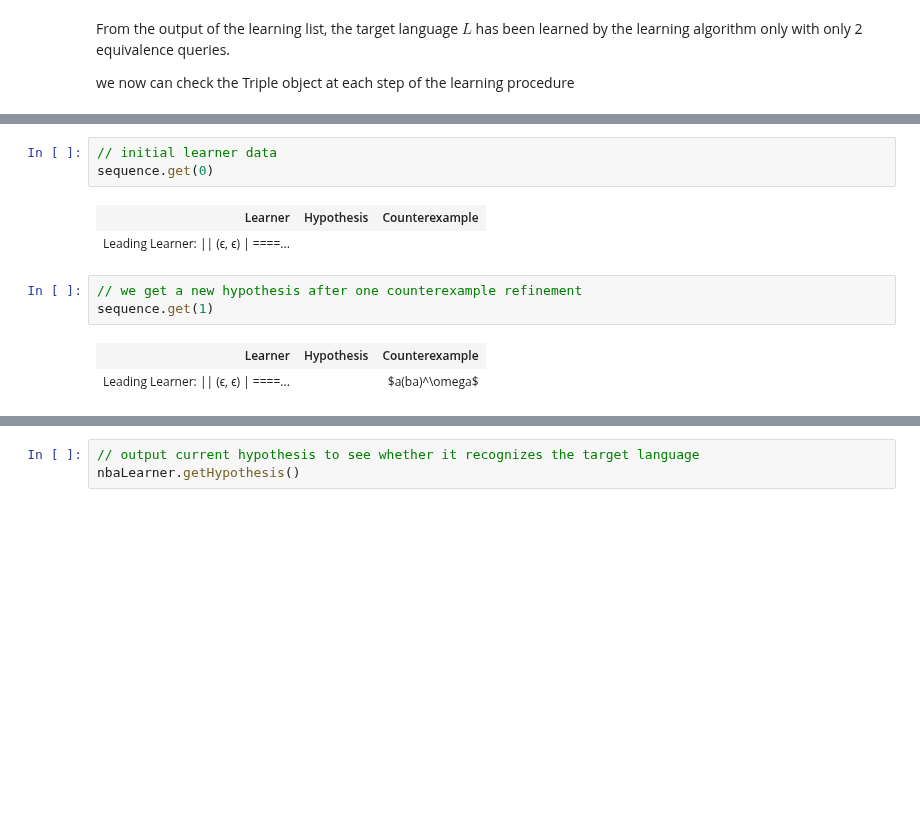
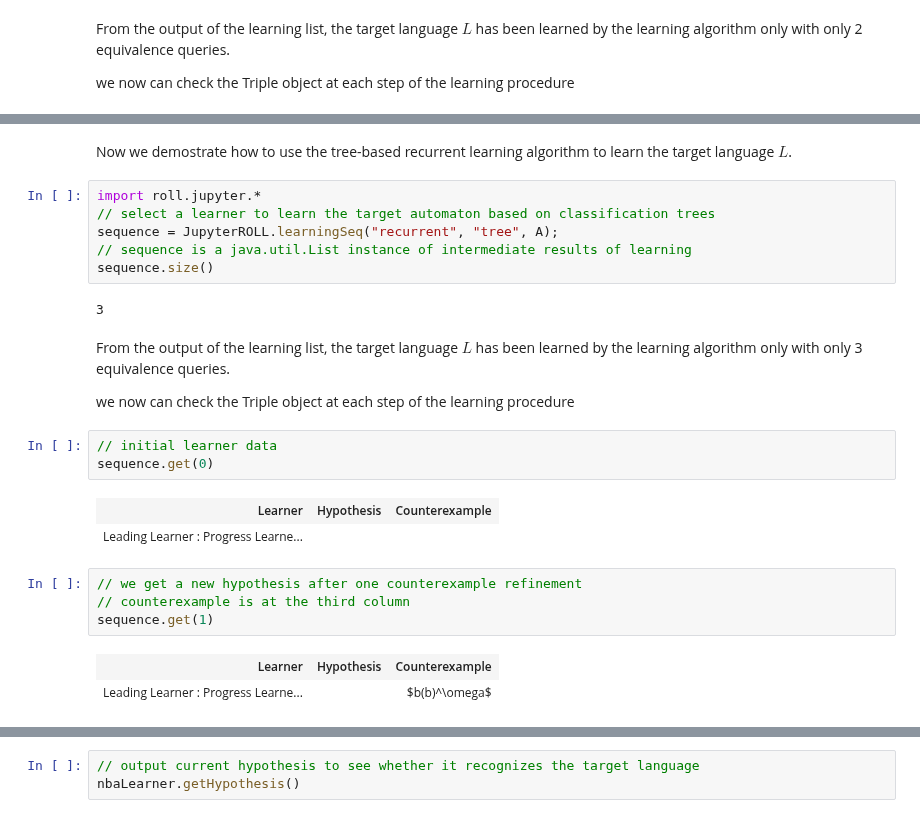
Before and after one commit to iscas-tis/roll-library, a Jupyter notebook: NBALearning.ipynb, the cells around one changed output, grey strips where cells are left out. Cells and saved outputs as stored; diff of their text form; blank space fills up the shorter version.

Commit message:
update NBA learning

```diff
--- a/NBALearning.ipynb
+++ b/NBALearning.ipynb
@@ -113,12 +130,27 @@ we now can check the Triple object at each step of the learning procedure
+# %% [markdown]
+Now we demostrate how to use the tree-based recurrent learning algorithm to learn the target language $L$.
+# %%
+import roll.jupyter.*
+// select a learner to learn the target automaton based on classification trees
+sequence = JupyterROLL.learningSeq("recurrent", "tree", A);
+// sequence is a java.util.List instance of intermediate results of learning
+sequence.size()
+# %% [output]
+3
+# %% [markdown]
+From the output of the learning list, the target language $L$ has been learned by the learning algorithm only with only 3 equivalence queries.
+
+we now can check the Triple object at each step of the learning procedure
 # %%
 // initial learner data
 sequence.get(0)
 # %% [output]
 | Learner | Hypothesis | Counterexample |
-| Leading Learner: || (ϵ, ϵ) | ====... |  |  |
+| Leading Learner : Progress Learne... |  |  |
 # %%
 // we get a new hypothesis after one counterexample refinement
+// counterexample is at the third column
 sequence.get(1)
 # %% [output]
 | Learner | Hypothesis | Counterexample |
-| Leading Learner: || (ϵ, ϵ) | ====... |  | $a(ba)^\omega$ |
+| Leading Learner : Progress Learne... |  | $b(b)^\omega$ |
```
Also changed, not shown: parts of 17 cells of this notebook, 1 other file.
